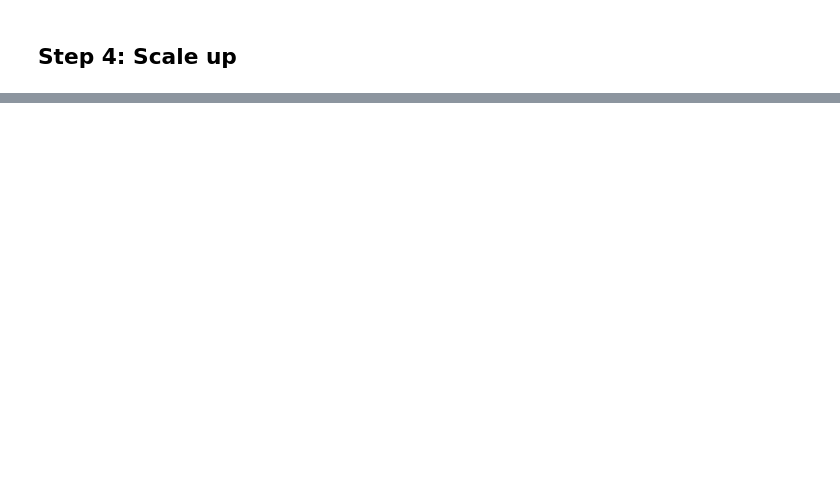
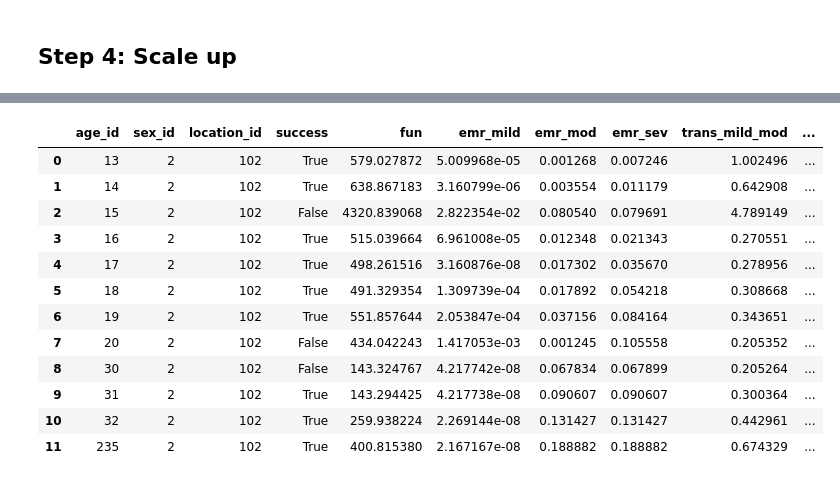
Before and after one commit to ihmeuw/vivarium_research_alzheimers, a Jupyter notebook: data_prep/cause_model_data_pulling.ipynb, the cells around one changed output, grey strips where cells are left out. Cells and saved outputs as stored; diff of their text form; code cells hidden in the pictures; blank space fills up the shorter version.

```diff
--- a/data_prep/cause_model_data_pulling.ipynb
+++ b/data_prep/cause_model_data_pulling.ipynb
@@ -467,10 +479,10 @@ percent_diff(mild_in, mild_out)
 # %%
 # Check equilibrium for overall
-alz_in = mean_inc * (1 - alz_prev)
+alz_in = _mean_inc * (1 - _alz_prev)
 alz_out = (
-    predicted_mortalities[0] * prev_mild
-    + predicted_mortalities[1] * prev_mod
-    + predicted_mortalities[2] * prev_sev
+    predicted_mortalities[0] * _prev_mild
+    + predicted_mortalities[1] * _prev_mod
+    + predicted_mortalities[2] * _prev_sev
 )
 display([alz_in, alz_out])
 percent_diff(alz_in, alz_out)
@@ -504,2 +511,27 @@ comparison_data(results)
 # %% [markdown]
 ## Step 4: Scale up
+# %%
+def get_gbd_data(age_id, sex_id, location_id):
+    prevalence, prevalence_all_alz, incidence, deaths, population = get_gbd_values(
+        age_id, sex_id, location_id
+    )
+    alz_prev, acmr, csmr, emr, prev_mild, prev_mod, prev_sev, mean_inc = (
+        reformat_gbd_data(prevalence, prevalence_all_alz, incidence, deaths, population)
+    )
+    return (alz_prev, acmr, csmr, emr, prev_mild, prev_mod, prev_sev, mean_inc)
+# %%
+# ages: [40-45, 45-49, 50-54, 55-59, 60-64, 65-69, 70-74, 75-79, 80-84, 85-89, 90-94, 95 plus]
+ages = [13, 14, 15, 16, 17, 18, 19, 20, 30, 31, 32, 235]
+# sexes: [Female]
+sexes = [2]
+# locations: [United States]
+locations = [102]
+
+runs = [(age, sex, location) for age in ages for sex in sexes for location in locations]
+# %%
+gbd_data = {}
+
+for age_id, sex_id, location_id in runs:
+    gbd_data[(age_id, sex_id, location_id)] = get_gbd_data(age_id, sex_id, location_id)
+
+gbd_data
@@ -541,0 +634,18 @@ AttributeError: 'list' object has no attribute 'length'
+# %%
+pd.set_option("display.max_columns", None)
+df.to_csv(f"results/{time.strftime("%Y%m%d-%H%M%S")}.csv", index=True)
+df
+# %% [output]
+|  | age_id | sex_id | location_id | success | fun | emr_mild | emr_mod | emr_sev | trans_mild_mod | ... |
+| 0 | 13 | 2 | 102 | True | 579.027872 | 5.009968e-05 | 0.001268 | 0.007246 | 1.002496 | ... |
+| 1 | 14 | 2 | 102 | True | 638.867183 | 3.160799e-06 | 0.003554 | 0.011179 | 0.642908 | ... |
+| 2 | 15 | 2 | 102 | False | 4320.839068 | 2.822354e-02 | 0.080540 | 0.079691 | 4.789149 | ... |
+| 3 | 16 | 2 | 102 | True | 515.039664 | 6.961008e-05 | 0.012348 | 0.021343 | 0.270551 | ... |
+| 4 | 17 | 2 | 102 | True | 498.261516 | 3.160876e-08 | 0.017302 | 0.035670 | 0.278956 | ... |
+| 5 | 18 | 2 | 102 | True | 491.329354 | 1.309739e-04 | 0.017892 | 0.054218 | 0.308668 | ... |
+| 6 | 19 | 2 | 102 | True | 551.857644 | 2.053847e-04 | 0.037156 | 0.084164 | 0.343651 | ... |
+| 7 | 20 | 2 | 102 | False | 434.042243 | 1.417053e-03 | 0.001245 | 0.105558 | 0.205352 | ... |
+| 8 | 30 | 2 | 102 | False | 143.324767 | 4.217742e-08 | 0.067834 | 0.067899 | 0.205264 | ... |
+| 9 | 31 | 2 | 102 | True | 143.294425 | 4.217738e-08 | 0.090607 | 0.090607 | 0.300364 | ... |
+| 10 | 32 | 2 | 102 | True | 259.938224 | 2.269144e-08 | 0.131427 | 0.131427 | 0.442961 | ... |
+| 11 | 235 | 2 | 102 | True | 400.815380 | 2.167167e-08 | 0.188882 | 0.188882 | 0.674329 | ... |
```
Also changed, not shown: parts of 22 cells of this notebook.
